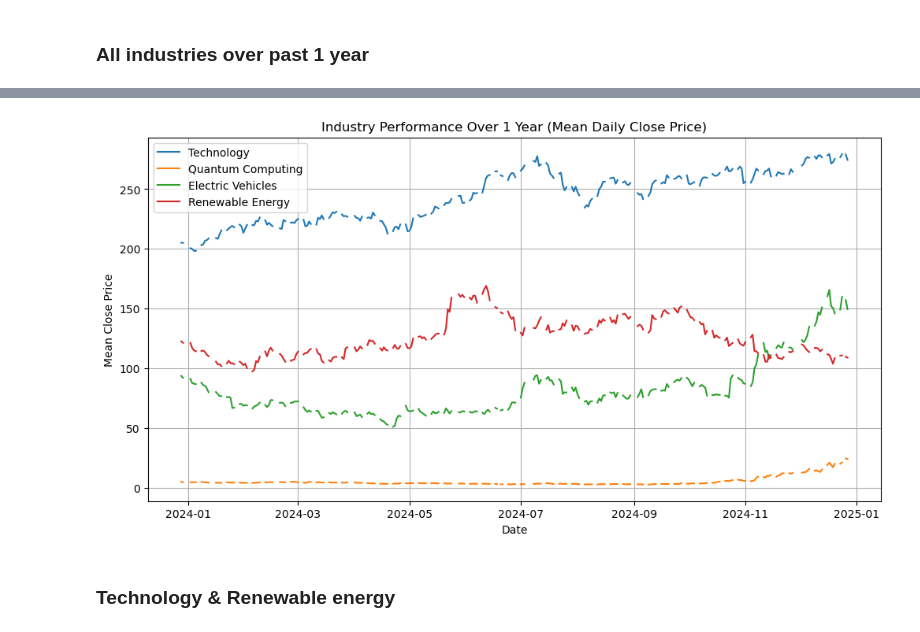
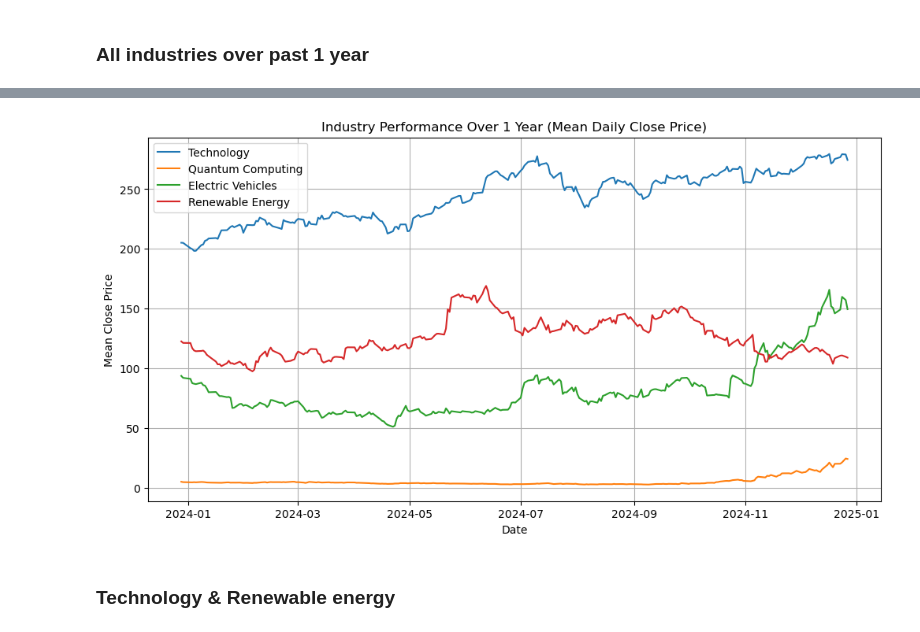
Before and after one commit to Ange-Dvs/PFDA-project, a Jupyter notebook: stocks.ipynb, the cells around one changed output, grey strips where cells are left out. Cells and saved outputs as stored; diff of their text form; code cells hidden in the pictures.

Commit message:
Line plots updated to have interploated data to fix gaps/breaks showing in the line plots.

```diff
--- a/stocks.ipynb
+++ b/stocks.ipynb
@@ -258,27 +258,33 @@ Date
 # %%
 # filtering the combinded data in the dataframe to just select the data for the 1-year timeframe
 filtered_df = industry_mean_close_combined[industry_mean_close_combined['Timeframe'] == '1y']
+
+# creating a copy for plotting, so the original data remains unchanged
+plot_df = filtered_df.copy()
+
+# applying interpolation to handle missing values in the 'Close' column
+plot_df['Close'] = plot_df['Close'].interpolate(method='linear')  # Interpolating missing values based on the prior and following values entered
 
 # creating the plot
 plt.figure(figsize=(12, 6))
 
 # looping through each industry in the 1-year data by each unique value in the 'Industry' column
-for industry in filtered_df['Industry'].unique():
+for industry in plot_df['Industry'].unique():
     # filtering data for the specified industry
-    industry_data = filtered_df[filtered_df['Industry'] == industry]
+    industry_data = plot_df[plot_df['Industry'] == industry]
 
     # ploting the data using the datetime index
     plt.plot(industry_data.index, industry_data['Close'], label=industry)
 
 # Add labels, title, and legend
 plt.xlabel('Date')
 plt.ylabel('Mean Close Price')
 plt.title('Industry Performance Over 1 Year (Mean Daily Close Price)')
 plt.legend()
 plt.grid(True)
 plt.show()
 # %% [output]
-[figure, old version]
+[figure, new version]
 # %% [markdown]
 ### Technology & Renewable energy
 # %%
```
Also changed, not shown: parts of 4 cells of this notebook, 4 other files.
